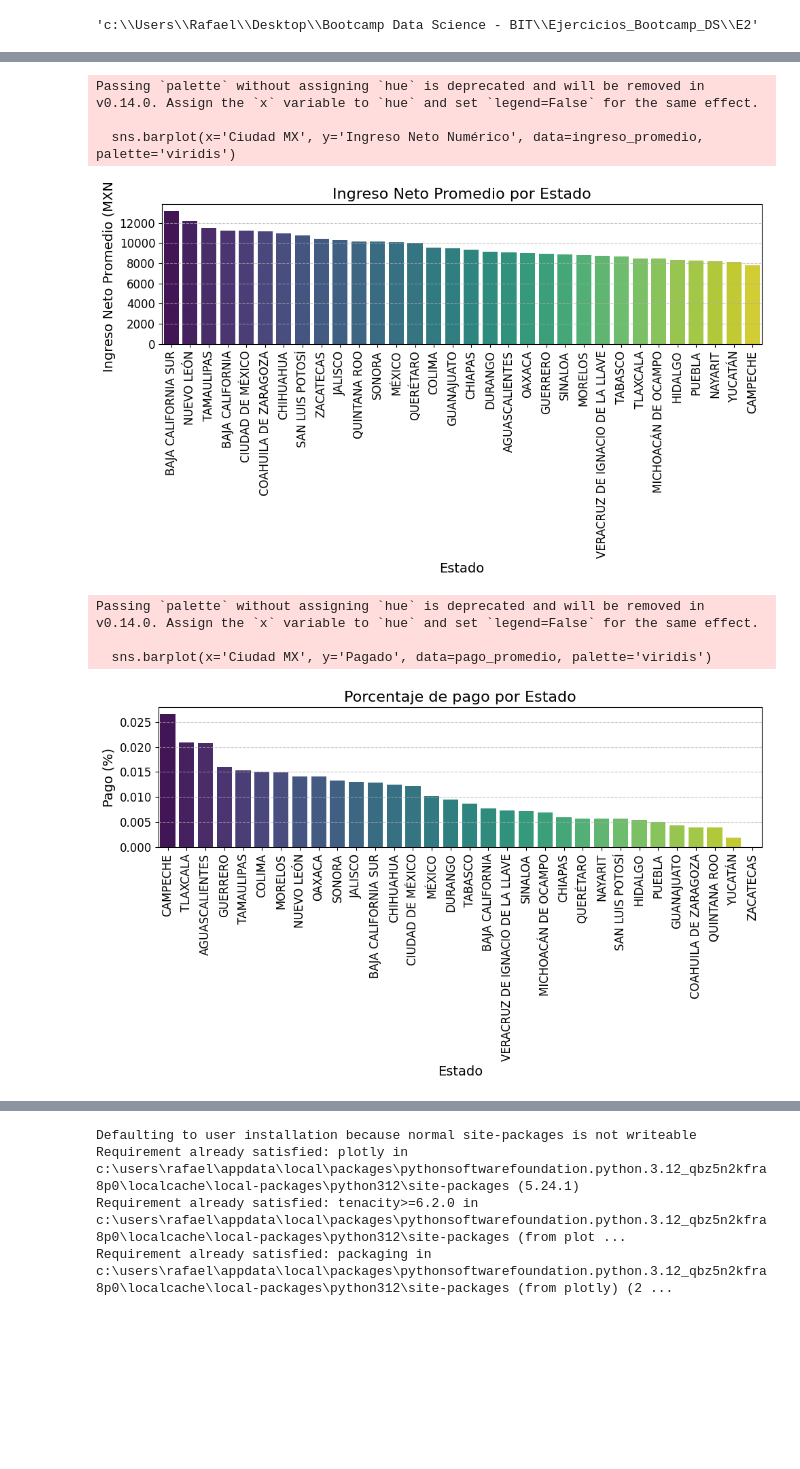
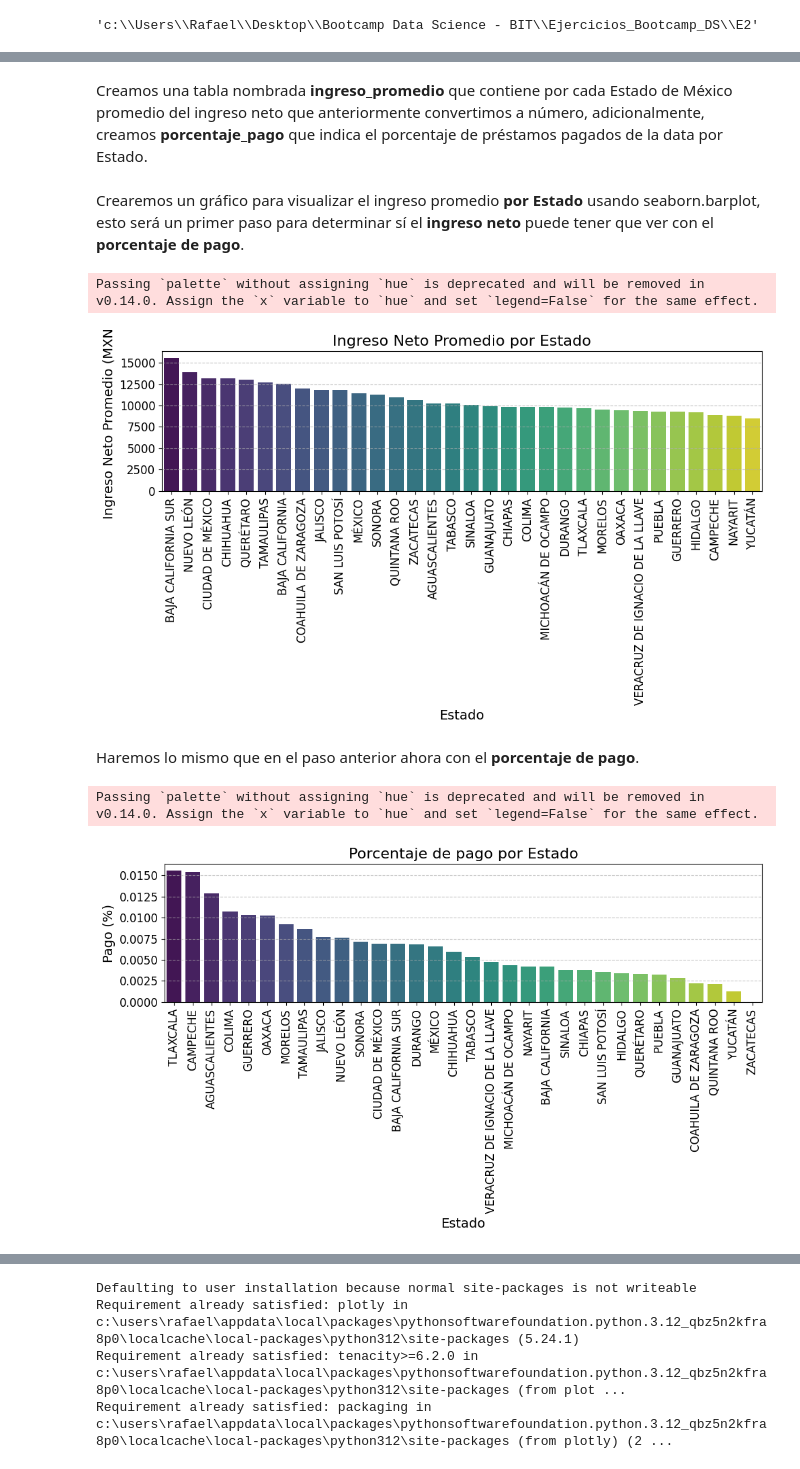
Before and after one commit to RafaelCipagautaCarvajal/Ejercicios_Bootcamp_DS, a Jupyter notebook: E2/Ejercicio2.ipynb, the cells around one changed output, grey strips where cells are left out. Saved outputs shown, nothing was run; the diff lists cells and outputs as text; code cells hidden in the pictures; blank space fills up the shorter version.

```diff
--- a/E2/Ejercicio2.ipynb
+++ b/E2/Ejercicio2.ipynb
@@ -77,0 +144,6 @@ tabla['Ingreso Neto Numérico'] = (
+# %%
+#fecha_filtro = '2024-06-01'
+#tabla = tabla[tabla['Fecha de creación'] < fecha_filtro]
+ingresos_filtro = 80000
+tabla2 = tabla[tabla['Ingreso Neto Numérico'] >= ingresos_filtro]
+tabla = tabla[tabla['Ingreso Neto Numérico'] < ingresos_filtro]
@@ -96,8 +202,0 @@ tabla
-# %%
-fecha_filtro = '2024-06-01'
-tabla = tabla[tabla['Fecha de creación'] < fecha_filtro]
-
-ingreso_filtro = 100000
-tabla = tabla[tabla['Ingreso Neto Numérico'] < ingreso_filtro]
-
-tabla['Fecha de creación'].unique()
@@ -163,3 +203,8 @@ sns.boxplot(data=tabla, x='Estatus préstamo',y='Ingreso Neto Numérico')
+# %% [markdown]
+Creamos una tabla nombrada **ingreso_promedio** que contiene por cada Estado de México promedio del ingreso neto que anteriormente convertimos a número, adicionalmente, creamos **porcentaje_pago** que indica el porcentaje de préstamos pagados de la data por Estado.
 # %%
 ingreso_promedio = tabla.groupby('Ciudad MX')['Ingreso Neto Numérico'].mean().reset_index()
 ingreso_promedio = ingreso_promedio.sort_values(by='Ingreso Neto Numérico', ascending=False)
+
+porcentaje_pago = tabla.groupby('Ciudad MX')['Pagado'].mean().reset_index()
+porcentaje_pago = porcentaje_pago.sort_values(by='Pagado', ascending=False)
@@ -169,34 +211,32 @@ pago_promedio = pago_promedio.sort_values(by='Pagado', ascending=False)
+# %% [markdown]
+Crearemos un gráfico para visualizar el ingreso promedio **por Estado** usando seaborn.barplot, esto será un primer paso para determinar sí el **ingreso neto** puede tener que ver con el **porcentaje de pago**.
 # %%
-# Crear el gráfico
 plt.figure(figsize=(10, 6))
 sns.barplot(x='Ciudad MX', y='Ingreso Neto Numérico', data=ingreso_promedio, palette='viridis')
 plt.title('Ingreso Neto Promedio por Estado', fontsize=16)
 plt.xlabel('Estado', fontsize=14)
 plt.ylabel('Ingreso Neto Promedio (MXN)', fontsize=14)
-plt.xticks(rotation=90, fontsize=12)  # Rotar etiquetas del eje X
+plt.xticks(rotation=90, fontsize=12)
 plt.yticks(fontsize=12)
 plt.grid(axis='y', linestyle='--', alpha=0.7)
-plt.tight_layout()  # Ajusta el diseño para evitar recortes
+plt.tight_layout()
 plt.show()
 # %% [output]
 Passing `palette` without assigning `hue` is deprecated and will be removed in v0.14.0. Assign the `x` variable to `hue` and set `legend=False` for the same effect.
-
-  sns.barplot(x='Ciudad MX', y='Ingreso Neto Numérico', data=ingreso_promedio, palette='viridis')
-[figure, old version]
+[figure, new version]
+# %% [markdown]
+Haremos lo mismo que en el paso anterior ahora con el **porcentaje de pago**.
 # %%
-# Crear el gráfico
 plt.figure(figsize=(10, 6))
-sns.barplot(x='Ciudad MX', y='Pagado', data=pago_promedio, palette='viridis')
+sns.barplot(x='Ciudad MX', y='Pagado', data=porcentaje_pago, palette='viridis')
 plt.title('Porcentaje de pago por Estado', fontsize=16)
 plt.xlabel('Estado', fontsize=14)
 plt.ylabel('Pago (%)', fontsize=14)
-plt.xticks(rotation=90, fontsize=12)  # Rotar etiquetas del eje X
+plt.xticks(rotation=90, fontsize=12)
 plt.yticks(fontsize=12)
 plt.grid(axis='y', linestyle='--', alpha=0.7)
-plt.tight_layout()  # Ajusta el diseño para evitar recortes
+plt.tight_layout()
 plt.show()
 # %% [output]
 Passing `palette` without assigning `hue` is deprecated and will be removed in v0.14.0. Assign the `x` variable to `hue` and set `legend=False` for the same effect.
-
-  sns.barplot(x='Ciudad MX', y='Pagado', data=pago_promedio, palette='viridis')
-[figure, old version]
+[figure, new version]
```
Also changed, not shown: parts of 33 cells of this notebook.
